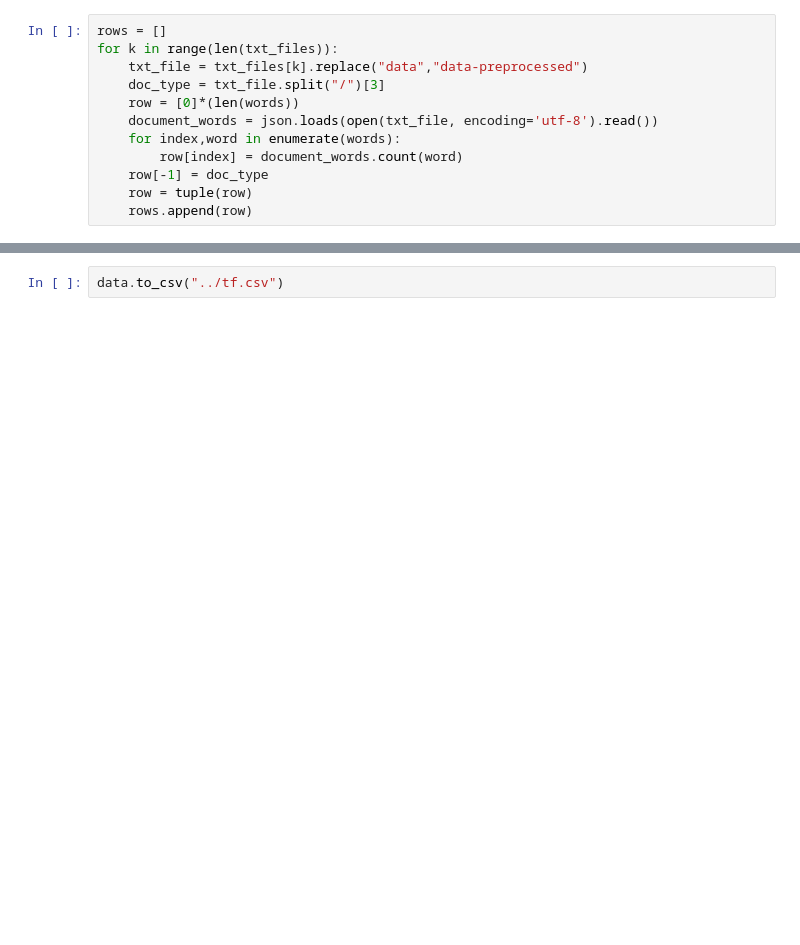
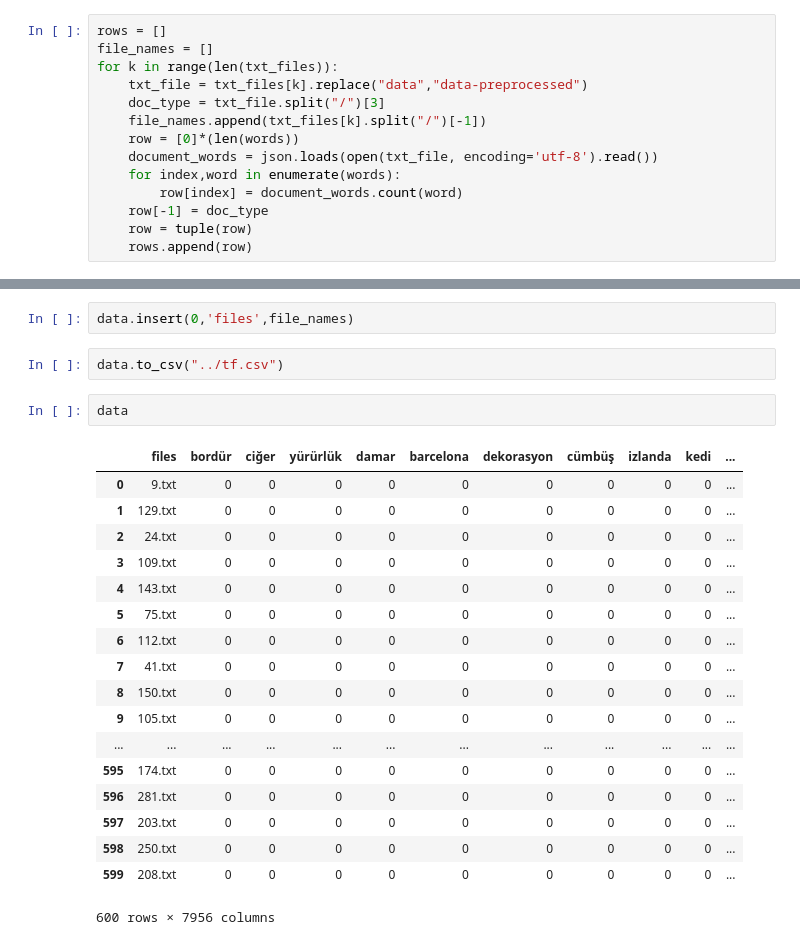
Before and after one commit to slm/bil3102-nlp, a Jupyter notebook: scripts/create_term_frequency.ipynb, the cells around one changed output, grey strips where cells are left out. Cells and saved outputs as stored; diff of their text form; blank space fills up the shorter version.

```diff
--- a/scripts/create_term_frequency.ipynb
+++ b/scripts/create_term_frequency.ipynb
@@ -114,9 +117,11 @@ words = list(frozenset(words))
 words.append('class')
 # %%
 rows = []
+file_names = []
 for k in range(len(txt_files)):
     txt_file = txt_files[k].replace("data","data-preprocessed")
     doc_type = txt_file.split("/")[3]
+    file_names.append(txt_files[k].split("/")[-1])
     row = [0]*(len(words))
     document_words = json.loads(open(txt_file, encoding='utf-8').read())
     for index,word in enumerate(words):
@@ -126,5 +131,28 @@ for k in range(len(txt_files)):
     rows.append(row)
 # %%
 data = pd.DataFrame(rows,columns=words)
+# %%
+data.insert(0,'files',file_names)
 # %%
 data.to_csv("../tf.csv")
+# %%
+data
+# %% [output]
+|  | files | bordür | ciğer | yürürlük | damar | barcelona | dekorasyon | cümbüş | izlanda | kedi | ... |
+| 0 | 9.txt | 0 | 0 | 0 | 0 | 0 | 0 | 0 | 0 | 0 | ... |
+| 1 | 129.txt | 0 | 0 | 0 | 0 | 0 | 0 | 0 | 0 | 0 | ... |
+| 2 | 24.txt | 0 | 0 | 0 | 0 | 0 | 0 | 0 | 0 | 0 | ... |
+| 3 | 109.txt | 0 | 0 | 0 | 0 | 0 | 0 | 0 | 0 | 0 | ... |
+| 4 | 143.txt | 0 | 0 | 0 | 0 | 0 | 0 | 0 | 0 | 0 | ... |
+| 5 | 75.txt | 0 | 0 | 0 | 0 | 0 | 0 | 0 | 0 | 0 | ... |
+| 6 | 112.txt | 0 | 0 | 0 | 0 | 0 | 0 | 0 | 0 | 0 | ... |
+| 7 | 41.txt | 0 | 0 | 0 | 0 | 0 | 0 | 0 | 0 | 0 | ... |
+| 8 | 150.txt | 0 | 0 | 0 | 0 | 0 | 0 | 0 | 0 | 0 | ... |
+| 9 | 105.txt | 0 | 0 | 0 | 0 | 0 | 0 | 0 | 0 | 0 | ... |
+| ... | ... | ... | ... | ... | ... | ... | ... | ... | ... | ... | ... |
+| 595 | 174.txt | 0 | 0 | 0 | 0 | 0 | 0 | 0 | 0 | 0 | ... |
+| 596 | 281.txt | 0 | 0 | 0 | 0 | 0 | 0 | 0 | 0 | 0 | ... |
+| 597 | 203.txt | 0 | 0 | 0 | 0 | 0 | 0 | 0 | 0 | 0 | ... |
+| 598 | 250.txt | 0 | 0 | 0 | 0 | 0 | 0 | 0 | 0 | 0 | ... |
+| 599 | 208.txt | 0 | 0 | 0 | 0 | 0 | 0 | 0 | 0 | 0 | ... |
+600 rows × 7956 columns
```
Also changed, not shown: parts of 1 cell of this notebook, 21 other files.
